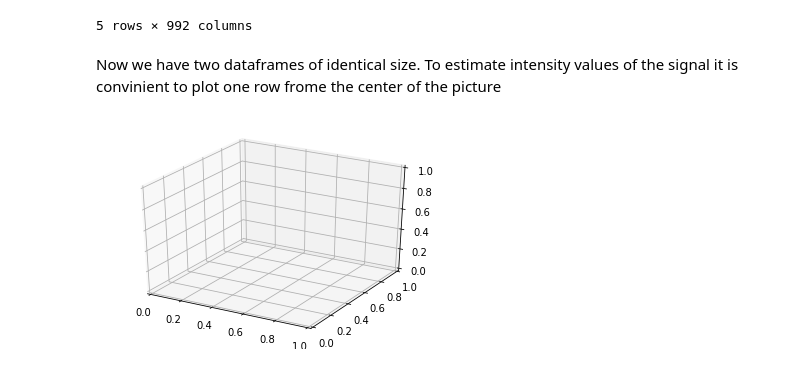
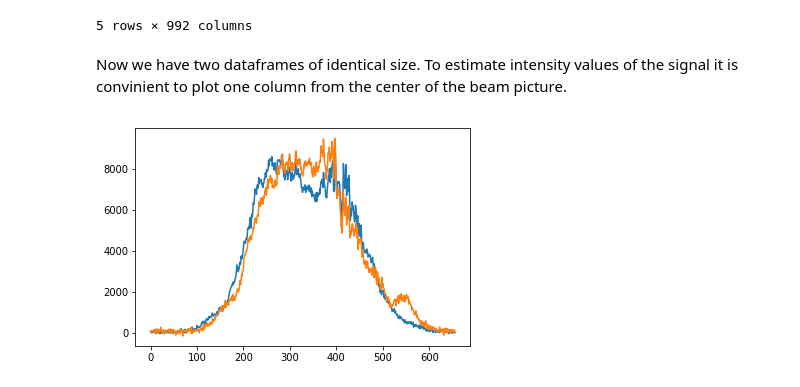
Before and after one commit to lepchenkov/Laser_amplification_mapper, a Jupyter notebook: Beam_Intensity_Analisys.ipynb, the cells around one changed output. Saved outputs shown, nothing was run; the diff lists cells and outputs as text; code cells hidden in the pictures.

Commit message:
add middle row plot

```diff
--- a/Beam_Intensity_Analisys.ipynb
+++ b/Beam_Intensity_Analisys.ipynb
@@ -73,8 +74,10 @@ The dimensions of the dataframe is (656, 993)
 | 4 | 78.828125 | 30.796875 | -77.906250 | -89.546875 | 70.609375 | 79.171875 | 1.203125 | -89.000000 | -102.546875 | 27.937500 | ... | ... |
 5 rows × 992 columns
 # %% [markdown]
-<p>Now we have two dataframes of identical size. To estimate intensity values of the signal it is convinient to plot one row frome the center of the picture </p>
+<p>Now we have two dataframes of identical size. To estimate intensity values of the signal it is convinient to plot one column from the center of the beam picture.</p>
-# %%
-plot_3d_master = plt.figure().gca(projection = '3d')
-# %% [output]
-[figure, removed]
+# %%
+plt.plot(master_pulse[328])
+plt.plot(amplified_pulse[328])
+plt.show()
+# %% [output]
+[figure, added]
```
Also changed, not shown: parts of 1 cell of this notebook.
